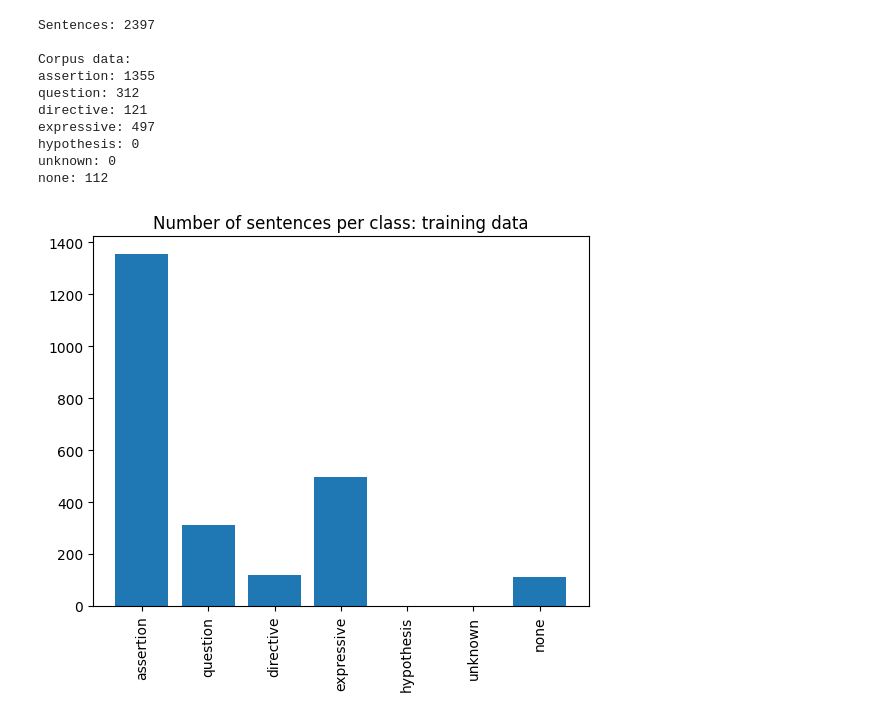
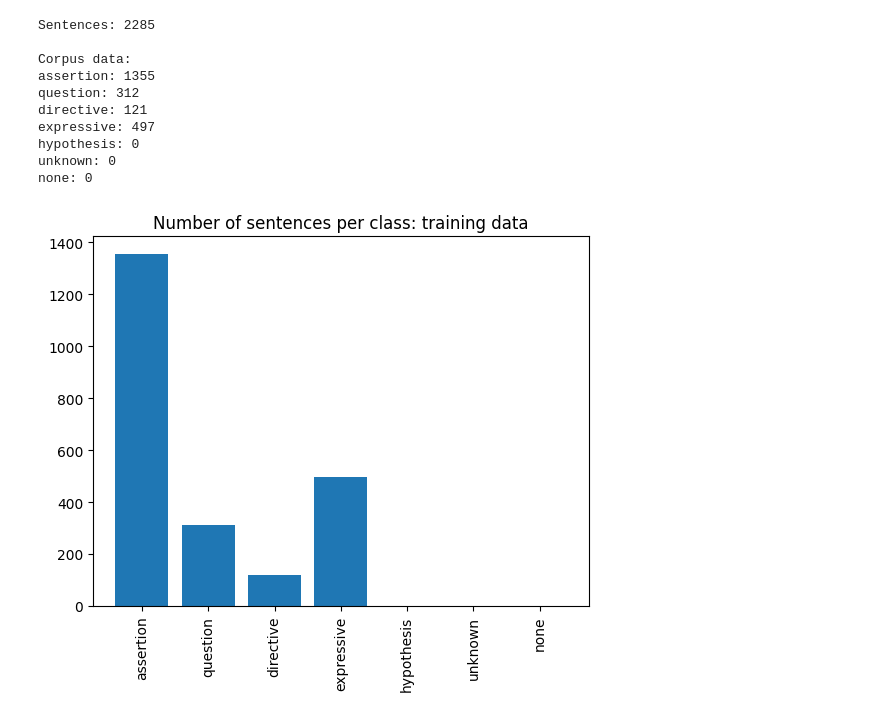
Before and after one commit to Daniel-B-Tufvesson/speech-act-classifier, a Jupyter notebook: notebooks/data_visualization.ipynb, the cells around one changed output. Saved outputs shown, nothing was run; the diff lists cells and outputs as text; code cells hidden in the pictures.

```diff
--- a/notebooks/data_visualization.ipynb
+++ b/notebooks/data_visualization.ipynb
@@ -5,38 +5,38 @@ import speechact.annotate as anno
 import speechact.corpstats as st
 import pprint
 # %%
-corpus = corp.Corpus('../data/annotated data/dev-set.conllu.bz2')
+corpus = corp.Corpus('../data/annotated data/dev-set-sentiment.conllu.bz2')
 
 print(f'Sentences: {corpus.sentence_count}')
 print()
 
 # Get class frequencies for corpus.
 labels = anno.SpeechActLabels.get_labels()
 corpus_frequencies = st.speech_act_frequencies(corpus)
 corpus_counts = [corpus_frequencies[label] for label in labels]
 
 # Print the class frequencies.
 print('Corpus data:')
 for label in labels:
     print(f'{label}: {corpus_frequencies[label]}')
 
 # Plot the class frequencies.
 import matplotlib.pyplot as plt
 plt.figure(facecolor='white')
 plt.title("Number of sentences per class: training data")
 plt.bar(x = labels, height = corpus_counts)
 plt.xticks(rotation=90)
 plt.show()
 # %% [output]
-Sentences: 2397
+Sentences: 2285
 
 Corpus data:
 assertion: 1355
 question: 312
 directive: 121
 expressive: 497
 hypothesis: 0
 unknown: 0
-none: 112
+none: 0
-[figure, old version]
+[figure, new version]
 # %%
```
Also changed, not shown: parts of 1 cell of this notebook, 9 other files.
